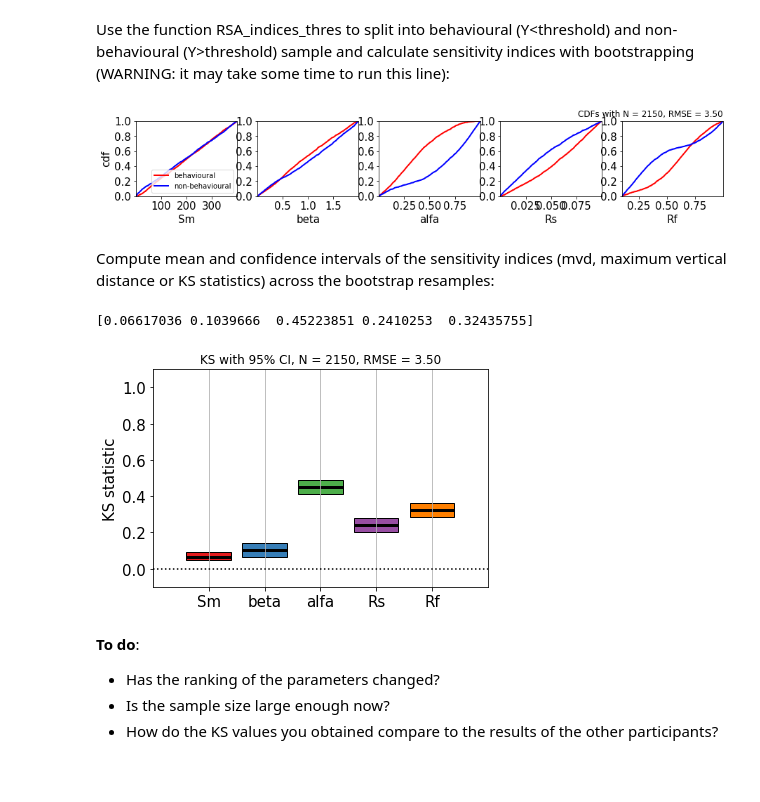
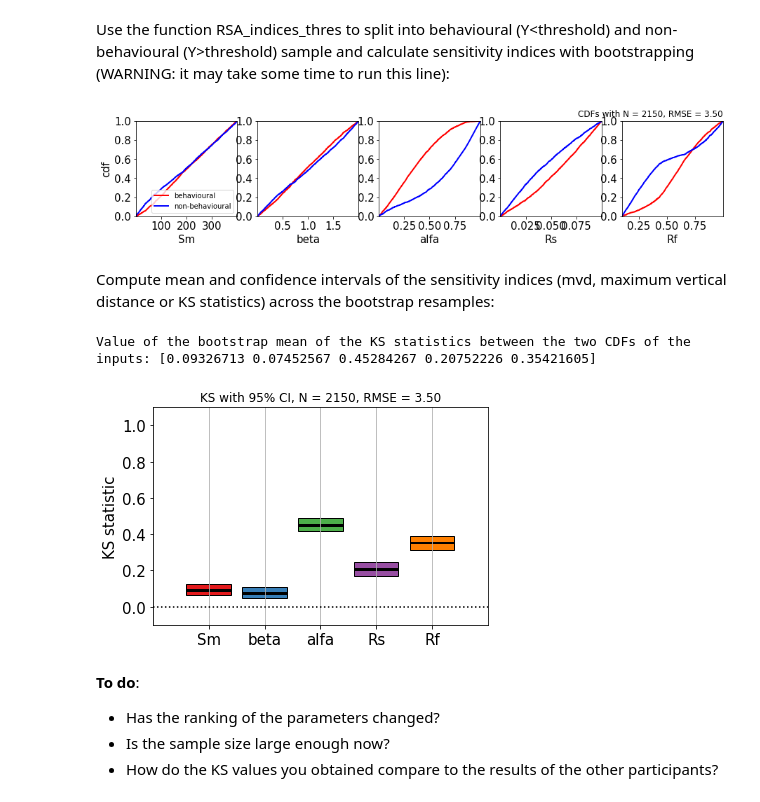
Before and after one commit to AndresPenuela/GSA-workshop, a Jupyter notebook: GSA_workflow_tutorial.ipynb, the cells around one changed output. Drawn from its saved outputs; the diff is of its cells as text; code cells hidden in the pictures; blank space fills up the shorter version.

```diff
--- a/GSA_workflow_tutorial.ipynb
+++ b/GSA_workflow_tutorial.ipynb
@@ -255,7 +254,7 @@ def sampling_function(samp_strat='lhs', N = 150):
     plt.title("Model execution with N = %d" % N)
     plt.show()
 
-sampling_interact = interact(sampling_function,samp_strat=['lhs','rsu'], N = (10,2000,10))
+sampling_interact = interact(sampling_function,samp_strat=['lhs','rsu'], N = (10,200,10))
 # %% [output]
 interactive(children=(Dropdown(description='samp_strat', options=('lhs', 'rsu'), value='lhs'), IntSlider(value…
 # %% [markdown]
@@ -515,23 +495,23 @@ Use the function RSA_indices_thres to split into behavioural (Y<threshold) and n
 # %%
 mvd_N2, _, _, idxb_N2 = RSA_tr.RSA_indices_thres(X_N2, Y_N2, threshold, Nboot=Nboot)
 # mvd_N2 has shape (Nboot, M)
 
 # Plot CDFs of behavioural and non-behavioural input samples:
 RSA_tr.RSA_plot_thres(X_N2, idxb_N2, X_Labels=X_Labels)
 plt.title("CDFs with N = %d" % N2 + ', ' + Y_Label + " = %2.2f" % threshold, \
           loc='right')
 hfig_cdfs = plt.gcf() # get figure handle
-hfig_cdfs.set_size_inches(15, 5/2.54) # set width (w) and height (h) in cm
+hfig_cdfs.set_size_inches(15, 2.5) # set width and height
 plt.show()
 # %% [output]
-[figure, old version]
+[figure, new version]
 # %% [markdown]
 Compute mean and confidence intervals of the sensitivity indices (mvd, maximum vertical distance or KS statistics) across the bootstrap resamples:
 # %%
 mvd_N2_m, mvd_N2_lb, mvd_N2_ub = aggregate_boot(mvd_N2, alfa=alfa) # shape (M,)
 
 # Check the bootstrap mean values of the KS statistic:
-print(mvd_N2_m)
+print('Value of the bootstrap mean of the KS statistics between the two CDFs of the inputs: ' + str(mvd_N2_m))
 
 # Plot the sensitivity indices with their 95% confidence intervals:
 plt.figure()
@@ -540,8 +520,8 @@ pf.boxplot1(mvd_N2_m, S_lb=mvd_N2_lb, S_ub=mvd_N2_ub, X_Labels=X_Labels, \
 plt.title("KS with 95%% CI, N = %d" % N2 + ', ' + Y_Label + " = %2.2f" % threshold)
 plt.show()
 # %% [output]
-[0.06617036 0.1039666  0.45223851 0.2410253  0.32435755]
+Value of the bootstrap mean of the KS statistics between the two CDFs of the inputs: [0.09326713 0.07452567 0.45284267 0.20752226 0.35421605]
-[figure, old version]
+[figure, new version]
 # %% [markdown]
 **To do**:
 - Has the ranking of the parameters changed?
```
Also changed, not shown: parts of 17 cells of this notebook.
